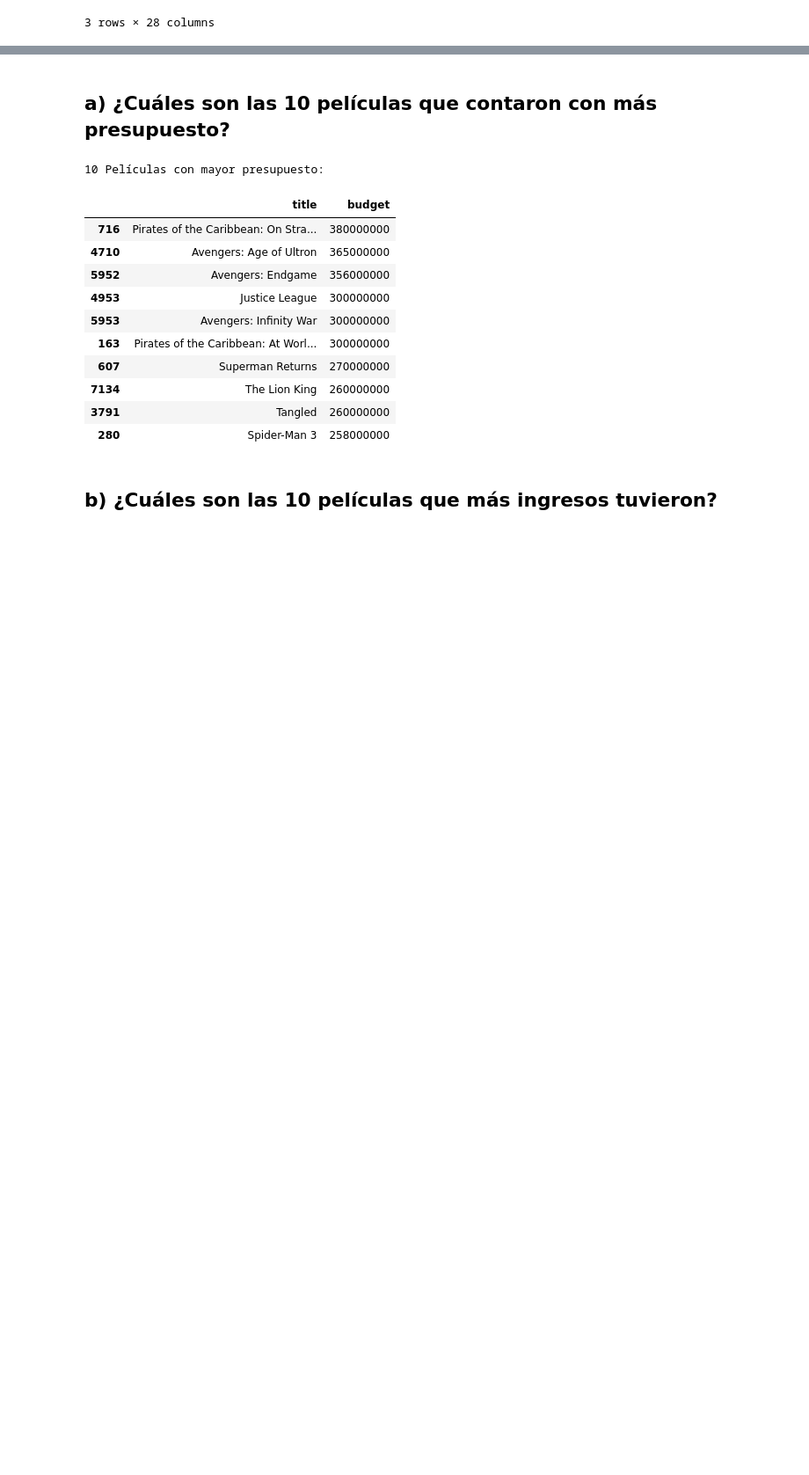
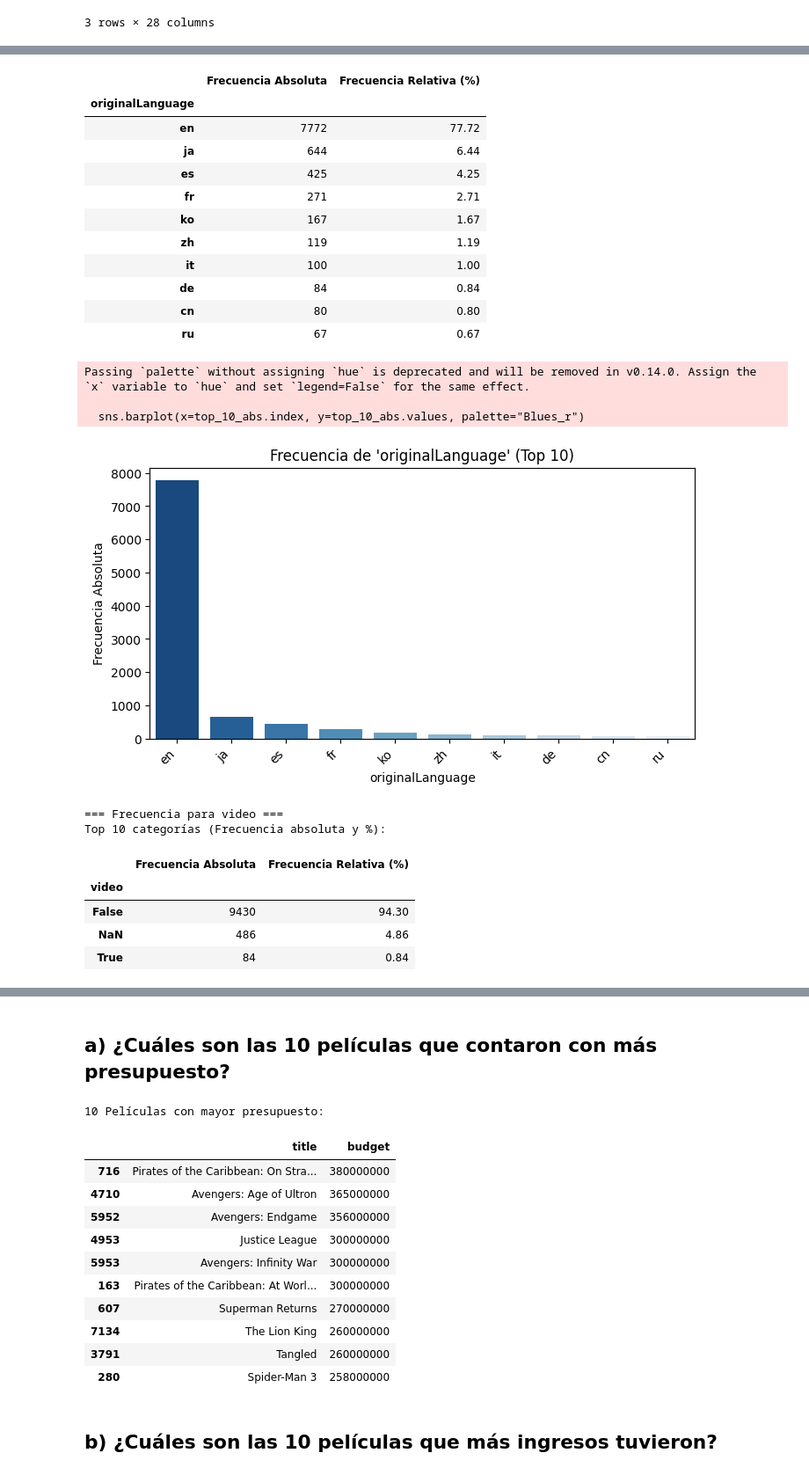
Before and after one commit to Kapiven/HT1, a Jupyter notebook: AnalisisExploratorio.ipynb, the cells around one changed output, grey strips where cells are left out. Shown at 88% size. Drawn from its saved outputs; the diff is of its cells as text; code cells hidden in the pictures; blank space fills up the shorter version.

```diff
--- a/AnalisisExploratorio.ipynb
+++ b/AnalisisExploratorio.ipynb
@@ -30,0 +339,57 @@ df.head(3)
+# %%
+categorical_vars = [
+    "originalLanguage",
+    "video",
+    "director",
+    "genres",
+    "productionCompany",
+    "productionCountry"
+]
+
+# Recorremos cada variable categórica
+for col in categorical_vars:
+    if col in df.columns:
+        print(f"\n=== Frecuencia para {col} ===")
+
+        # 1. Frecuencia absoluta
+        freq_abs = df[col].value_counts(dropna=False)
+
+        # 2. Frecuencia relativa (proporción)
+        freq_rel = df[col].value_counts(dropna=False, normalize=True) * 100  # En %
+
+        # Mostramos la tabla completa o solo top 10 (depende de la cantidad de categorías)
+        # Aquí, para no saturar, mostramos top 10
+        print("Top 10 categorías (Frecuencia absoluta y %):\n")
+        top_10_abs = freq_abs.head(10)
+        top_10_rel = freq_rel.head(10)
+
+        tabla_top10 = pd.DataFrame({
+            "Frecuencia Absoluta": top_10_abs,
+            "Frecuencia Relativa (%)": top_10_rel
+        })
+
+        display(tabla_top10)
+
+        # 3. Gráfico de barras
+        # Si la variable tiene muchas categorías, mostrar un barplot con top 10
+        # Si tiene pocas, podemos mostrarlas todas.
+        num_cats = len(freq_abs)
+
+        # Definimos un umbral arbitrario para graficar
+        if num_cats <= 20:
+            # Graficar todas las categorías
+            plt.figure(figsize=(8,4))
+            sns.barplot(x=freq_abs.index, y=freq_abs.values, palette="Blues_r")
+            plt.xticks(rotation=45, ha="right")
+            plt.title(f"Frecuencia de '{col}' (todas las categorías)")
+            plt.ylabel("Frecuencia Absoluta")
+            plt.show()
+        else:
+            # Graficar sólo top 10
+            plt.figure(figsize=(8,4))
+            sns.barplot(x=top_10_abs.index, y=top_10_abs.values, palette="Blues_r")
+            plt.xticks(rotation=45, ha="right")
+            plt.title(f"Frecuencia de '{col}' (Top 10)")
+            plt.ylabel("Frecuencia Absoluta")
+            plt.show()
+# %% [output]
@@ -30,0 +398,23 @@ df.head(3)
+|  | Frecuencia Absoluta | Frecuencia Relativa (%) |
+| originalLanguage |  |  |
+| en | 7772 | 77.72 |
+| ja | 644 | 6.44 |
+| es | 425 | 4.25 |
+| fr | 271 | 2.71 |
+| ko | 167 | 1.67 |
+| zh | 119 | 1.19 |
+| it | 100 | 1.00 |
+| de | 84 | 0.84 |
+| cn | 80 | 0.80 |
+| ru | 67 | 0.67 |
+Passing `palette` without assigning `hue` is deprecated and will be removed in v0.14.0. Assign the `x` variable to `hue` and set `legend=False` for the same effect.
+
+  sns.barplot(x=top_10_abs.index, y=top_10_abs.values, palette="Blues_r")
+[figure, added]
+=== Frecuencia para video ===
+Top 10 categorías (Frecuencia absoluta y %):
+|  | Frecuencia Absoluta | Frecuencia Relativa (%) |
+| video |  |  |
+| False | 9430 | 94.30 |
+| NaN | 486 | 4.86 |
+| True | 84 | 0.84 |
```
Also changed, not shown: parts of 27 cells of this notebook.
